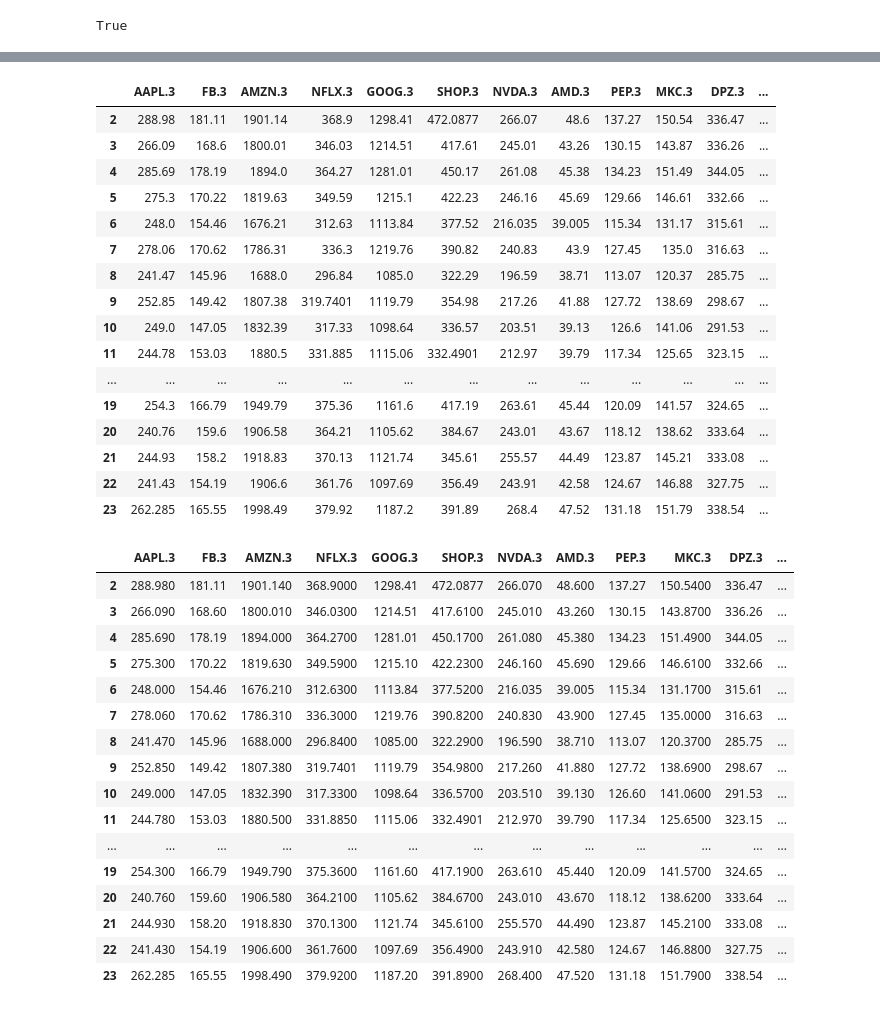
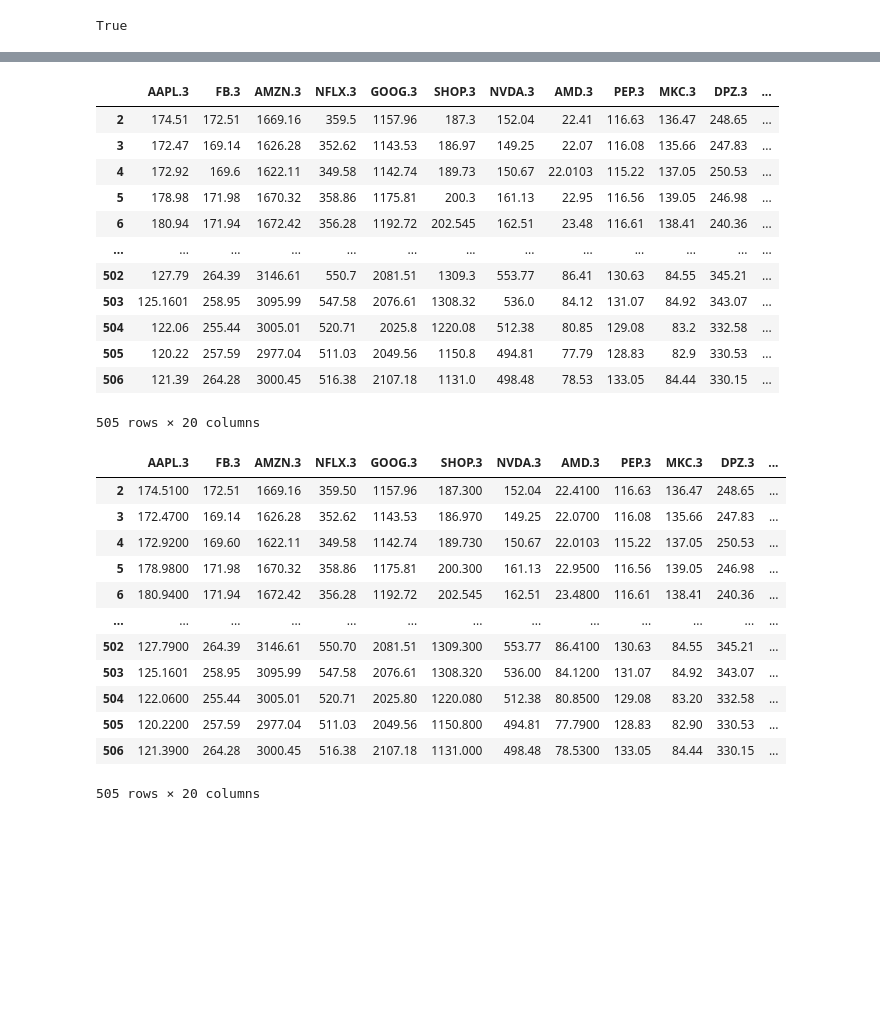
Before and after one commit to HeyokaBull777/Group_5, a Jupyter notebook: 1monthanalysis.ipynb, the cells around one changed output, grey strips where cells are left out. Cells and saved outputs as stored; diff of their text form; code cells hidden in the pictures; blank space fills up the shorter version.

Commit message:
final data analysis

```diff
--- a/1monthanalysis.ipynb
+++ b/1monthanalysis.ipynb
@@ -15,7 +17,7 @@ load_dotenv()
 True
 # %%
 csvpath = Path('pandemic_stock_picks.csv')
-ticker_data = pd.read_csv(csvpath, infer_datetime_format=True, parse_dates=True, nrows = 24)
+ticker_data = pd.read_csv(csvpath, infer_datetime_format=True, parse_dates=True)
 ticker_data.sort_index()
 ticker_data
 # %% [output]
@@ -40,42 +46,34 @@ ticker_data
 # %%
-month_close_data = ticker_data[['AAPL.3','FB.3','AMZN.3','NFLX.3','GOOG.3','SHOP.3','NVDA.3', 'AMD.3','PEP.3','MKC.3', 'DPZ.3','WING.3','ATVI.3','COST.3','CPB.3','ETSY.3','OKTA.3','PLD.3','TTWO.3','ZM.3']].dropna().drop([0])
+month_close_data = ticker_data[['AAPL.3','FB.3','AMZN.3','NFLX.3','GOOG.3','SHOP.3','NVDA.3', 'AMD.3','PEP.3','MKC.3', 'DPZ.3','WING.3','ATVI.3','COST.3','CPB.3','ETSY.3','OKTA.3','PLD.3','TTWO.3','ZM.3']].drop([0,1])
 month_close_data
 # %% [output]
 |  | AAPL.3 | FB.3 | AMZN.3 | NFLX.3 | GOOG.3 | SHOP.3 | NVDA.3 | AMD.3 | PEP.3 | MKC.3 | DPZ.3 | ... |
-| 2 | 288.98 | 181.11 | 1901.14 | 368.9 | 1298.41 | 472.0877 | 266.07 | 48.6 | 137.27 | 150.54 | 336.47 | ... |
-| 3 | 266.09 | 168.6 | 1800.01 | 346.03 | 1214.51 | 417.61 | 245.01 | 43.26 | 130.15 | 143.87 | 336.26 | ... |
-| 4 | 285.69 | 178.19 | 1894.0 | 364.27 | 1281.01 | 450.17 | 261.08 | 45.38 | 134.23 | 151.49 | 344.05 | ... |
-| 5 | 275.3 | 170.22 | 1819.63 | 349.59 | 1215.1 | 422.23 | 246.16 | 45.69 | 129.66 | 146.61 | 332.66 | ... |
-| 6 | 248.0 | 154.46 | 1676.21 | 312.63 | 1113.84 | 377.52 | 216.035 | 39.005 | 115.34 | 131.17 | 315.61 | ... |
-| 7 | 278.06 | 170.62 | 1786.31 | 336.3 | 1219.76 | 390.82 | 240.83 | 43.9 | 127.45 | 135.0 | 316.63 | ... |
-| 8 | 241.47 | 145.96 | 1688.0 | 296.84 | 1085.0 | 322.29 | 196.59 | 38.71 | 113.07 | 120.37 | 285.75 | ... |
-| 9 | 252.85 | 149.42 | 1807.38 | 319.7401 | 1119.79 | 354.98 | 217.26 | 41.88 | 127.72 | 138.69 | 298.67 | ... |
-| 10 | 249.0 | 147.05 | 1832.39 | 317.33 | 1098.64 | 336.57 | 203.51 | 39.13 | 126.6 | 141.06 | 291.53 | ... |
-| 11 | 244.78 | 153.03 | 1880.5 | 331.885 | 1115.06 | 332.4901 | 212.97 | 39.79 | 117.34 | 125.65 | 323.15 | ... |
+| 2 | 174.51 | 172.51 | 1669.16 | 359.5 | 1157.96 | 187.3 | 152.04 | 22.41 | 116.63 | 136.47 | 248.65 | ... |
+| 3 | 172.47 | 169.14 | 1626.28 | 352.62 | 1143.53 | 186.97 | 149.25 | 22.07 | 116.08 | 135.66 | 247.83 | ... |
+| 4 | 172.92 | 169.6 | 1622.11 | 349.58 | 1142.74 | 189.73 | 150.67 | 22.0103 | 115.22 | 137.05 | 250.53 | ... |
+| 5 | 178.98 | 171.98 | 1670.32 | 358.86 | 1175.81 | 200.3 | 161.13 | 22.95 | 116.56 | 139.05 | 246.98 | ... |
+| 6 | 180.94 | 171.94 | 1672.42 | 356.28 | 1192.72 | 202.545 | 162.51 | 23.48 | 116.61 | 138.41 | 240.36 | ... |
 | ... | ... | ... | ... | ... | ... | ... | ... | ... | ... | ... | ... | ... |
-| 19 | 254.3 | 166.79 | 1949.79 | 375.36 | 1161.6 | 417.19 | 263.61 | 45.44 | 120.09 | 141.57 | 324.65 | ... |
-| 20 | 240.76 | 159.6 | 1906.58 | 364.21 | 1105.62 | 384.67 | 243.01 | 43.67 | 118.12 | 138.62 | 333.64 | ... |
-| 21 | 244.93 | 158.2 | 1918.83 | 370.13 | 1121.74 | 345.61 | 255.57 | 44.49 | 123.87 | 145.21 | 333.08 | ... |
-| 22 | 241.43 | 154.19 | 1906.6 | 361.76 | 1097.69 | 356.49 | 243.91 | 42.58 | 124.67 | 146.88 | 327.75 | ... |
-| 23 | 262.285 | 165.55 | 1998.49 | 379.92 | 1187.2 | 391.89 | 268.4 | 47.52 | 131.18 | 151.79 | 338.54 | ... |
+| 502 | 127.79 | 264.39 | 3146.61 | 550.7 | 2081.51 | 1309.3 | 553.77 | 86.41 | 130.63 | 84.55 | 345.21 | ... |
+| 503 | 125.1601 | 258.95 | 3095.99 | 547.58 | 2076.61 | 1308.32 | 536.0 | 84.12 | 131.07 | 84.92 | 343.07 | ... |
+| 504 | 122.06 | 255.44 | 3005.01 | 520.71 | 2025.8 | 1220.08 | 512.38 | 80.85 | 129.08 | 83.2 | 332.58 | ... |
+| 505 | 120.22 | 257.59 | 2977.04 | 511.03 | 2049.56 | 1150.8 | 494.81 | 77.79 | 128.83 | 82.9 | 330.53 | ... |
+| 506 | 121.39 | 264.28 | 3000.45 | 516.38 | 2107.18 | 1131.0 | 498.48 | 78.53 | 133.05 | 84.44 | 330.15 | ... |
+505 rows × 20 columns
 # %%
 month_close_data.apply(pd.to_numeric, axis=0)
 # %% [output]
 |  | AAPL.3 | FB.3 | AMZN.3 | NFLX.3 | GOOG.3 | SHOP.3 | NVDA.3 | AMD.3 | PEP.3 | MKC.3 | DPZ.3 | ... |
-| 2 | 288.980 | 181.11 | 1901.140 | 368.9000 | 1298.41 | 472.0877 | 266.070 | 48.600 | 137.27 | 150.5400 | 336.47 | ... |
-| 3 | 266.090 | 168.60 | 1800.010 | 346.0300 | 1214.51 | 417.6100 | 245.010 | 43.260 | 130.15 | 143.8700 | 336.26 | ... |
-| 4 | 285.690 | 178.19 | 1894.000 | 364.2700 | 1281.01 | 450.1700 | 261.080 | 45.380 | 134.23 | 151.4900 | 344.05 | ... |
-| 5 | 275.300 | 170.22 | 1819.630 | 349.5900 | 1215.10 | 422.2300 | 246.160 | 45.690 | 129.66 | 146.6100 | 332.66 | ... |
-| 6 | 248.000 | 154.46 | 1676.210 | 312.6300 | 1113.84 | 377.5200 | 216.035 | 39.005 | 115.34 | 131.1700 | 315.61 | ... |
-| 7 | 278.060 | 170.62 | 1786.310 | 336.3000 | 1219.76 | 390.8200 | 240.830 | 43.900 | 127.45 | 135.0000 | 316.63 | ... |
-| 8 | 241.470 | 145.96 | 1688.000 | 296.8400 | 1085.00 | 322.2900 | 196.590 | 38.710 | 113.07 | 120.3700 | 285.75 | ... |
-| 9 | 252.850 | 149.42 | 1807.380 | 319.7401 | 1119.79 | 354.9800 | 217.260 | 41.880 | 127.72 | 138.6900 | 298.67 | ... |
-| 10 | 249.000 | 147.05 | 1832.390 | 317.3300 | 1098.64 | 336.5700 | 203.510 | 39.130 | 126.60 | 141.0600 | 291.53 | ... |
-| 11 | 244.780 | 153.03 | 1880.500 | 331.8850 | 1115.06 | 332.4901 | 212.970 | 39.790 | 117.34 | 125.6500 | 323.15 | ... |
+| 2 | 174.5100 | 172.51 | 1669.16 | 359.50 | 1157.96 | 187.300 | 152.04 | 22.4100 | 116.63 | 136.47 | 248.65 | ... |
+| 3 | 172.4700 | 169.14 | 1626.28 | 352.62 | 1143.53 | 186.970 | 149.25 | 22.0700 | 116.08 | 135.66 | 247.83 | ... |
+| 4 | 172.9200 | 169.60 | 1622.11 | 349.58 | 1142.74 | 189.730 | 150.67 | 22.0103 | 115.22 | 137.05 | 250.53 | ... |
+| 5 | 178.9800 | 171.98 | 1670.32 | 358.86 | 1175.81 | 200.300 | 161.13 | 22.9500 | 116.56 | 139.05 | 246.98 | ... |
+| 6 | 180.9400 | 171.94 | 1672.42 | 356.28 | 1192.72 | 202.545 | 162.51 | 23.4800 | 116.61 | 138.41 | 240.36 | ... |
 | ... | ... | ... | ... | ... | ... | ... | ... | ... | ... | ... | ... | ... |
-| 19 | 254.300 | 166.79 | 1949.790 | 375.3600 | 1161.60 | 417.1900 | 263.610 | 45.440 | 120.09 | 141.5700 | 324.65 | ... |
-| 20 | 240.760 | 159.60 | 1906.580 | 364.2100 | 1105.62 | 384.6700 | 243.010 | 43.670 | 118.12 | 138.6200 | 333.64 | ... |
-| 21 | 244.930 | 158.20 | 1918.830 | 370.1300 | 1121.74 | 345.6100 | 255.570 | 44.490 | 123.87 | 145.2100 | 333.08 | ... |
-| 22 | 241.430 | 154.19 | 1906.600 | 361.7600 | 1097.69 | 356.4900 | 243.910 | 42.580 | 124.67 | 146.8800 | 327.75 | ... |
-| 23 | 262.285 | 165.55 | 1998.490 | 379.9200 | 1187.20 | 391.8900 | 268.400 | 47.520 | 131.18 | 151.7900 | 338.54 | ... |
+| 502 | 127.7900 | 264.39 | 3146.61 | 550.70 | 2081.51 | 1309.300 | 553.77 | 86.4100 | 130.63 | 84.55 | 345.21 | ... |
+| 503 | 125.1601 | 258.95 | 3095.99 | 547.58 | 2076.61 | 1308.320 | 536.00 | 84.1200 | 131.07 | 84.92 | 343.07 | ... |
+| 504 | 122.0600 | 255.44 | 3005.01 | 520.71 | 2025.80 | 1220.080 | 512.38 | 80.8500 | 129.08 | 83.20 | 332.58 | ... |
+| 505 | 120.2200 | 257.59 | 2977.04 | 511.03 | 2049.56 | 1150.800 | 494.81 | 77.7900 | 128.83 | 82.90 | 330.53 | ... |
+| 506 | 121.3900 | 264.28 | 3000.45 | 516.38 | 2107.18 | 1131.000 | 498.48 | 78.5300 | 133.05 | 84.44 | 330.15 | ... |
+505 rows × 20 columns
 # %%
```
Also changed, not shown: parts of 26 cells of this notebook, 1 other file.
